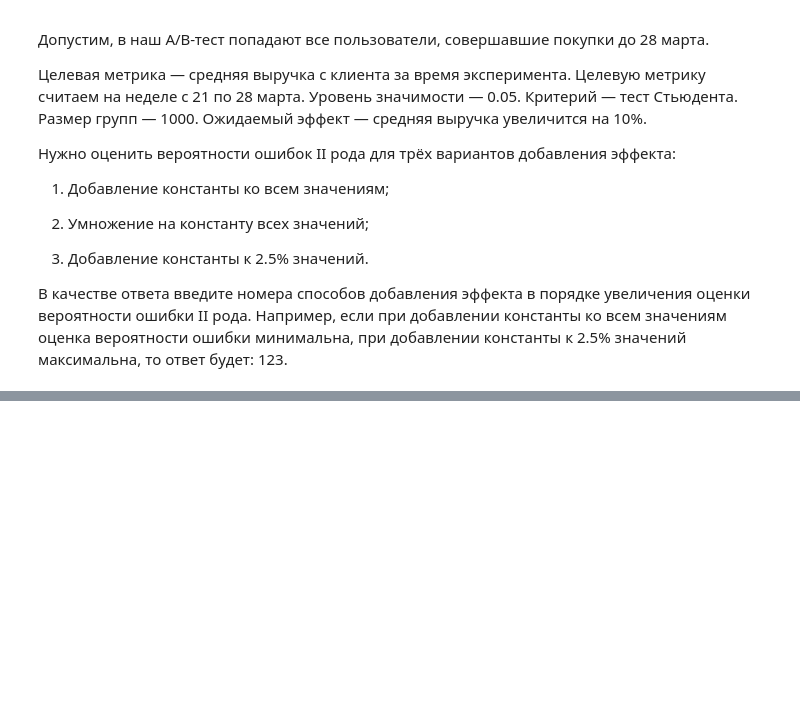
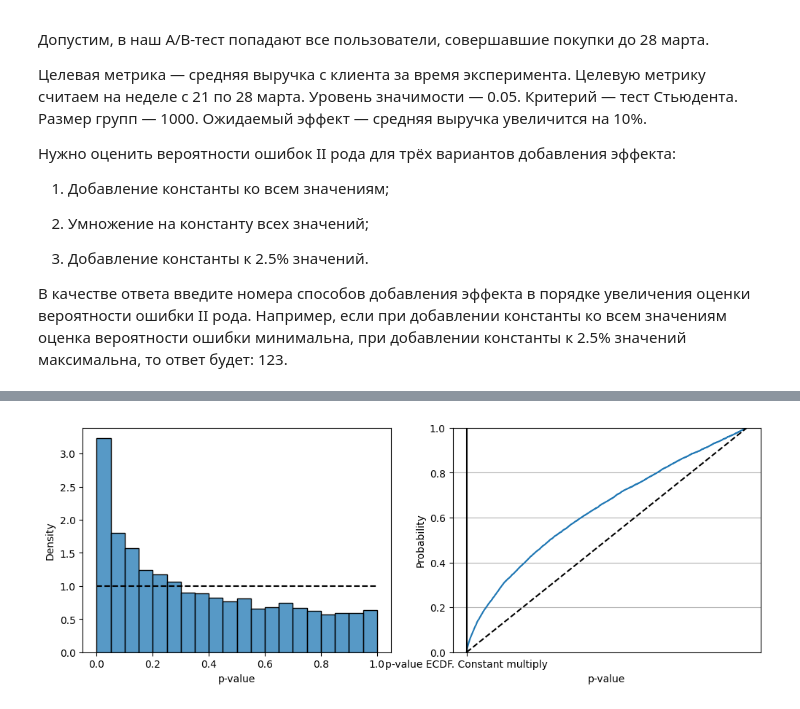
Before and after one commit to akotomin/AB_tests, a Jupyter notebook: notebooks/A:B_simulator/Lesson_4/Seminar_4/Seminar_4.ipynb, the cells around one changed output, grey strips where cells are left out. Drawn from its saved outputs; the diff is of its cells as text; code cells hidden in the pictures; blank space fills up the shorter version.

```diff
--- a/notebooks/A:B_simulator/Lesson_4/Seminar_4/Seminar_4.ipynb
+++ b/notebooks/A:B_simulator/Lesson_4/Seminar_4/Seminar_4.ipynb
@@ -80,17 +105,0 @@ errors_first_method = (np.array(p_values_first_method) > alpha).astype(int)
-# %%
-p_values_second_method = []
-for _ in tqdm(range(10000)):
-    sample_users = df.sample(sample_size * 2)
-    a = sample_users.user_id[:sample_size]
-    b = sample_users.user_id[sample_size:]
-    control = df[df["user_id"].isin(a)].price
-    test_constant = df[df["user_id"].isin(b)].price * (1 + mde)
-    p_val = stats.ttest_ind(control, test_constant).pvalue
-    p_values_second_method.append(p_val)
-
-plot_pvalue_ecdf(
-    p_values_second_method,
-    alpha=alpha,
-    title="p-value ECDF. Constant multiply",
-)
-errors_second_method = (np.array(p_values_second_method) > alpha).astype(int)
@@ -123,0 +116,4 @@ errors_third_method = (np.array(p_values_third_method) > alpha).astype(int)
+# %%
+plot_pvalue_ecdf(p_values_second_method, "p-value ECDF. Constant multiply")
+# %% [output]
+[figure, added]
```
Also changed, not shown: parts of 11 cells of this notebook.
